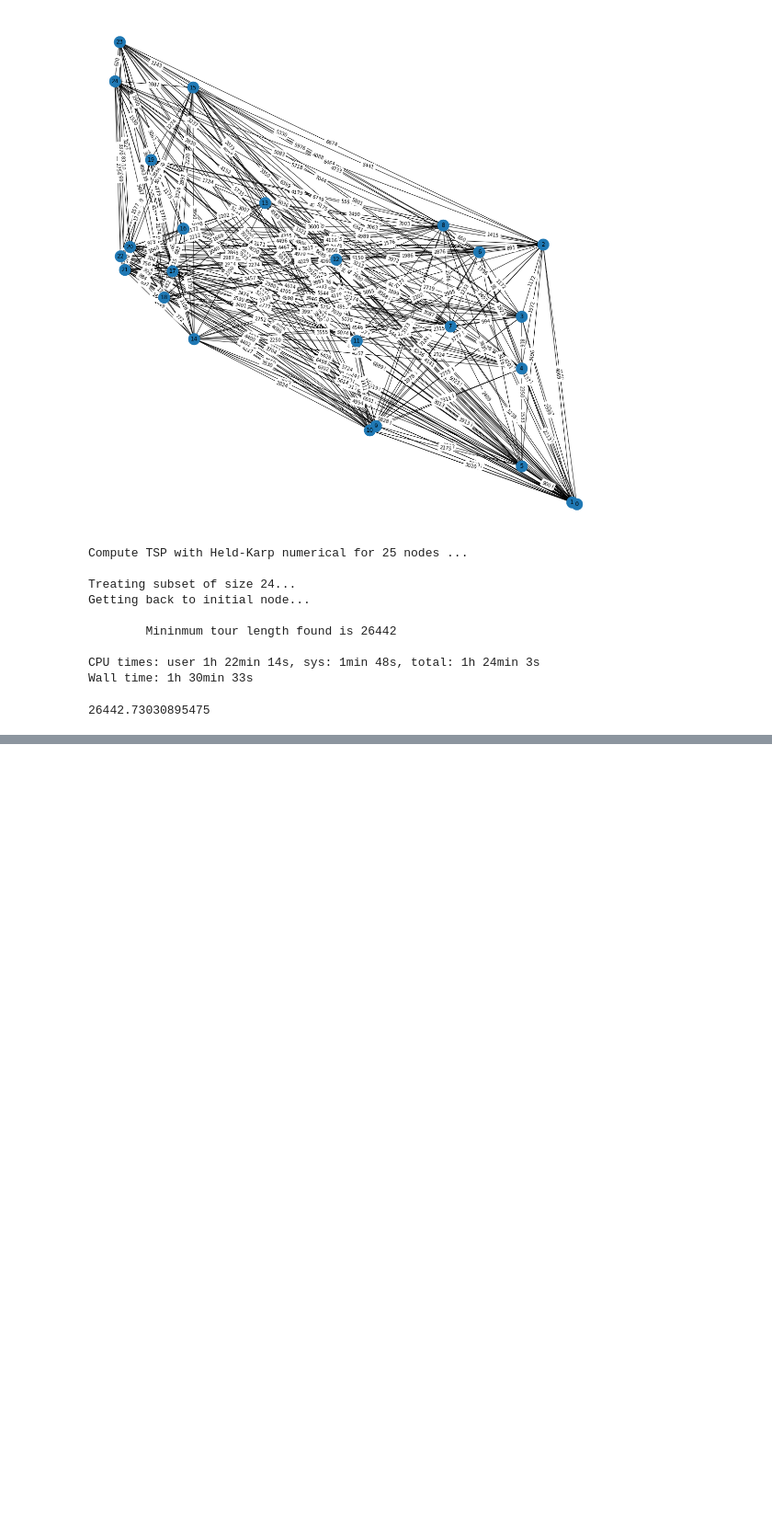
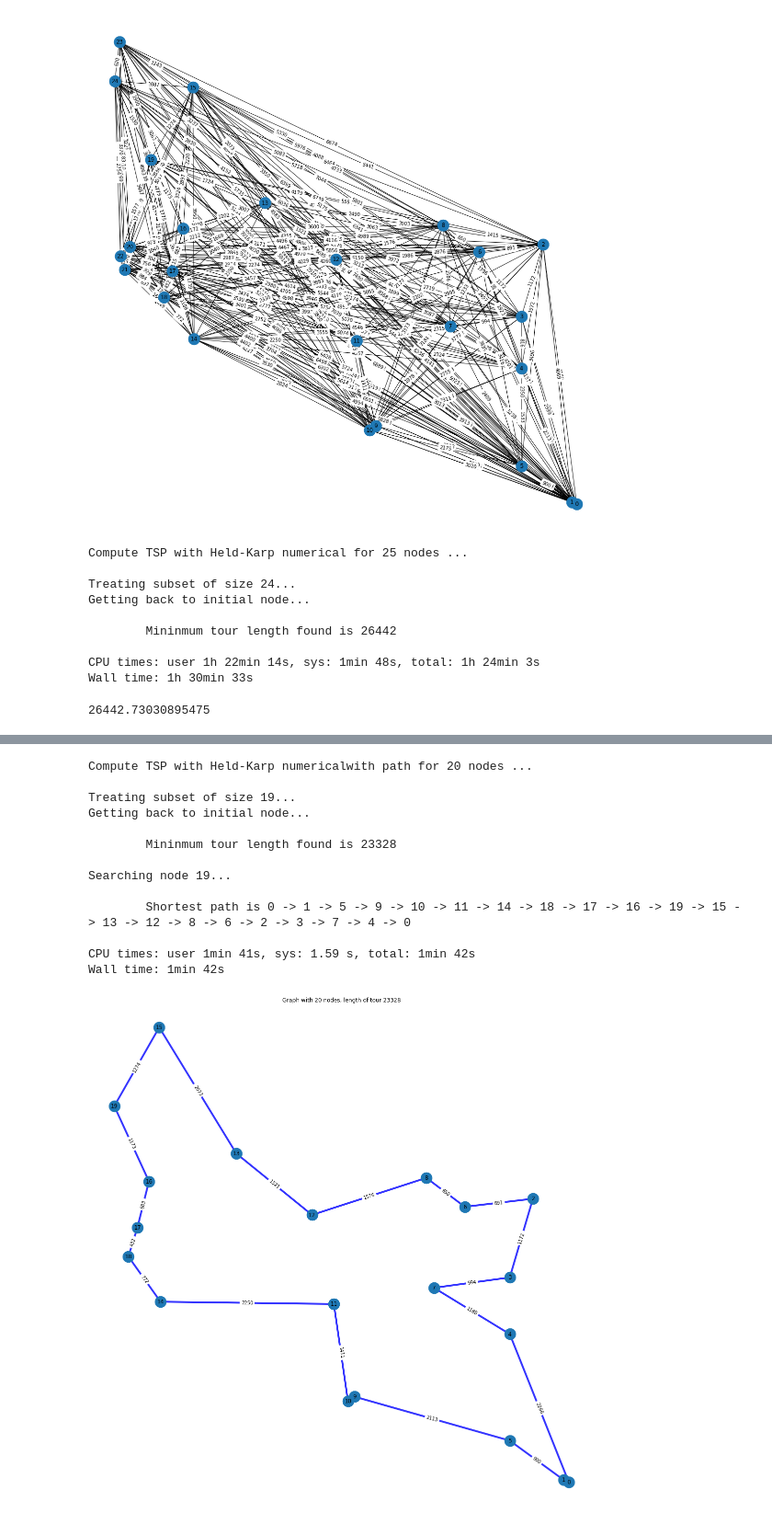
Before and after one commit to LudovicSterlin/held-karp, a Jupyter notebook: held-karp.ipynb, the cells around one changed output, grey strips where cells are left out. Shown at 92% size. Cells and saved outputs as stored; diff of their text form; code cells hidden in the pictures; blank space fills up the shorter version.

```diff
--- a/held-karp.ipynb
+++ b/held-karp.ipynb
@@ -348,0 +488,18 @@ Wall time: 1h 30min 33s
+# %%
+%%time
+compute_and_plot_path(graph20, points20)
+# %% [output]
+Compute TSP with Held-Karp numericalwith path for 20 nodes ...
+
+Treating subset of size 19...
+Getting back to initial node...
+
+        Mininmum tour length found is 23328
+
+Searching node 19...
+
+        Shortest path is 0 -> 1 -> 5 -> 9 -> 10 -> 11 -> 14 -> 18 -> 17 -> 16 -> 19 -> 15 -> 13 -> 12 -> 8 -> 6 -> 2 -> 3 -> 7 -> 4 -> 0
+
+CPU times: user 1min 41s, sys: 1.59 s, total: 1min 42s
+Wall time: 1min 42s
+[figure, added]
```
Also changed, not shown: parts of 18 cells of this notebook, 4 other files.
